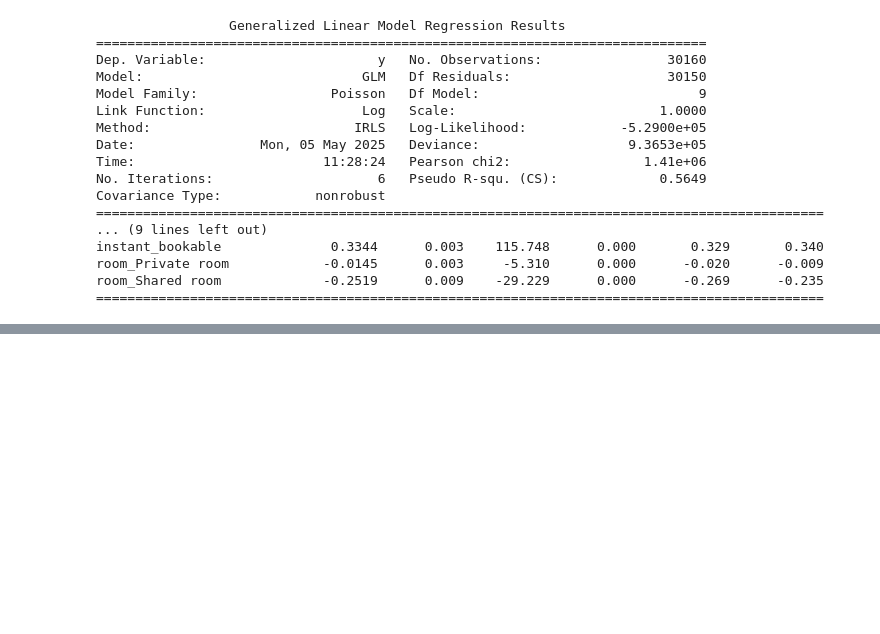
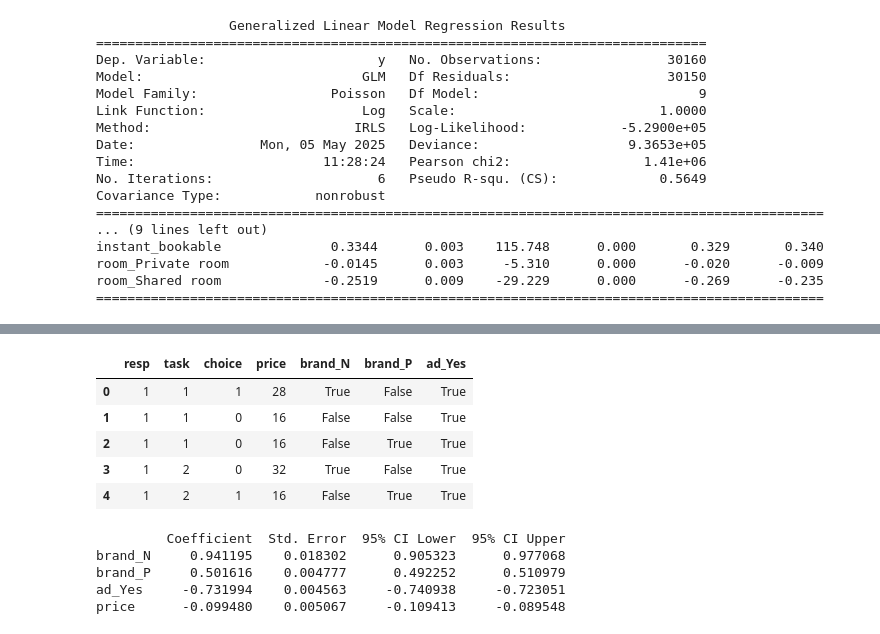
Before and after one commit to rsm-santentasoliveras/Sara-website, a Jupyter notebook: HW2/HW1_data.ipynb, the cells around one changed output, grey strips where cells are left out. Saved outputs shown, nothing was run; the diff lists cells and outputs as text; code cells hidden in the pictures; blank space fills up the shorter version.

```diff
--- a/HW2/HW1_data.ipynb
+++ b/HW2/HW1_data.ipynb
@@ -357,0 +360,5 @@ room_Shared room             -0.2519      0.009    -29.229      0.000      -0.26
+# %%
+import pandas as pd
+
+df = pd.read_csv('conjoint_data.csv')
+df.head()
@@ -357,0 +388,74 @@ room_Shared room             -0.2519      0.009    -29.229      0.000      -0.26
+# %%
+# One-hot encode brand and ad
+df_encoded = pd.get_dummies(df, columns=['brand', 'ad'], drop_first=True)
+
+# Sort and reset index
+df_encoded = df_encoded.sort_values(by=['resp', 'task']).reset_index(drop=True)
+
+# Verify that each task has 3 rows (alternatives)
+task_counts = df_encoded.groupby(['resp', 'task']).size()
+assert (task_counts == 3).all(), "Each task should have 3 alternatives"
+
+df_encoded.head()
+# %% [output]
+|  | resp | task | choice | price | brand_N | brand_P | ad_Yes |
+| 0 | 1 | 1 | 1 | 28 | True | False | True |
+| 1 | 1 | 1 | 0 | 16 | False | False | True |
+| 2 | 1 | 1 | 0 | 16 | False | True | True |
+| 3 | 1 | 2 | 0 | 32 | True | False | True |
+| 4 | 1 | 2 | 1 | 16 | False | True | True |
+# %%
+import pandas as pd
+import numpy as np
+from scipy.optimize import minimize
+
+# Load and encode
+df = pd.read_csv("conjoint_data.csv")
+df_encoded = pd.get_dummies(df, columns=['brand', 'ad'], drop_first=True)
+df_encoded = df_encoded.sort_values(by=['resp', 'task']).reset_index(drop=True)
+
+# Convert booleans to floats (important!)
+X = df_encoded[['brand_N', 'brand_P', 'ad_Yes', 'price']].astype(float).values
+y = df_encoded['choice'].values
+
+# Reshape to choice-task format
+n_alternatives = 3
+n_obs = len(y) // n_alternatives
+X_grouped = X.reshape((n_obs, n_alternatives, -1))
+y_grouped = y.reshape((n_obs, n_alternatives))
+
+# Negative log-likelihood function
+def neg_log_likelihood(beta):
+    ll = 0
+    for i in range(n_obs):
+        utilities = X_grouped[i] @ beta
+        probs = np.exp(utilities) / np.sum(np.exp(utilities))
+        ll += np.log(probs[y_grouped[i] == 1][0])
+    return -ll
+
+# Initial guess and estimation
+initial_beta = np.zeros(X.shape[1])
+result = minimize(neg_log_likelihood, initial_beta, method='BFGS')
+
+# Extract results
+beta_hat = result.x
+hessian_inv = result.hess_inv
+standard_errors = np.sqrt(np.diag(hessian_inv))
+ci_lower = beta_hat - 1.96 * standard_errors
+ci_upper = beta_hat + 1.96 * standard_errors
+
+# Summary
+summary_df = pd.DataFrame({
+    'Coefficient': beta_hat,
+    'Std. Error': standard_errors,
+    '95% CI Lower': ci_lower,
+    '95% CI Upper': ci_upper
+}, index=['brand_N', 'brand_P', 'ad_Yes', 'price'])
+
+print(summary_df)
+# %% [output]
+         Coefficient  Std. Error  95% CI Lower  95% CI Upper
+brand_N     0.941195    0.018302      0.905323      0.977068
+brand_P     0.501616    0.004777      0.492252      0.510979
+ad_Yes     -0.731994    0.004563     -0.740938     -0.723051
+price      -0.099480    0.005067     -0.109413     -0.089548
```
Also changed, not shown: parts of 5 cells of this notebook, 23 other files.
